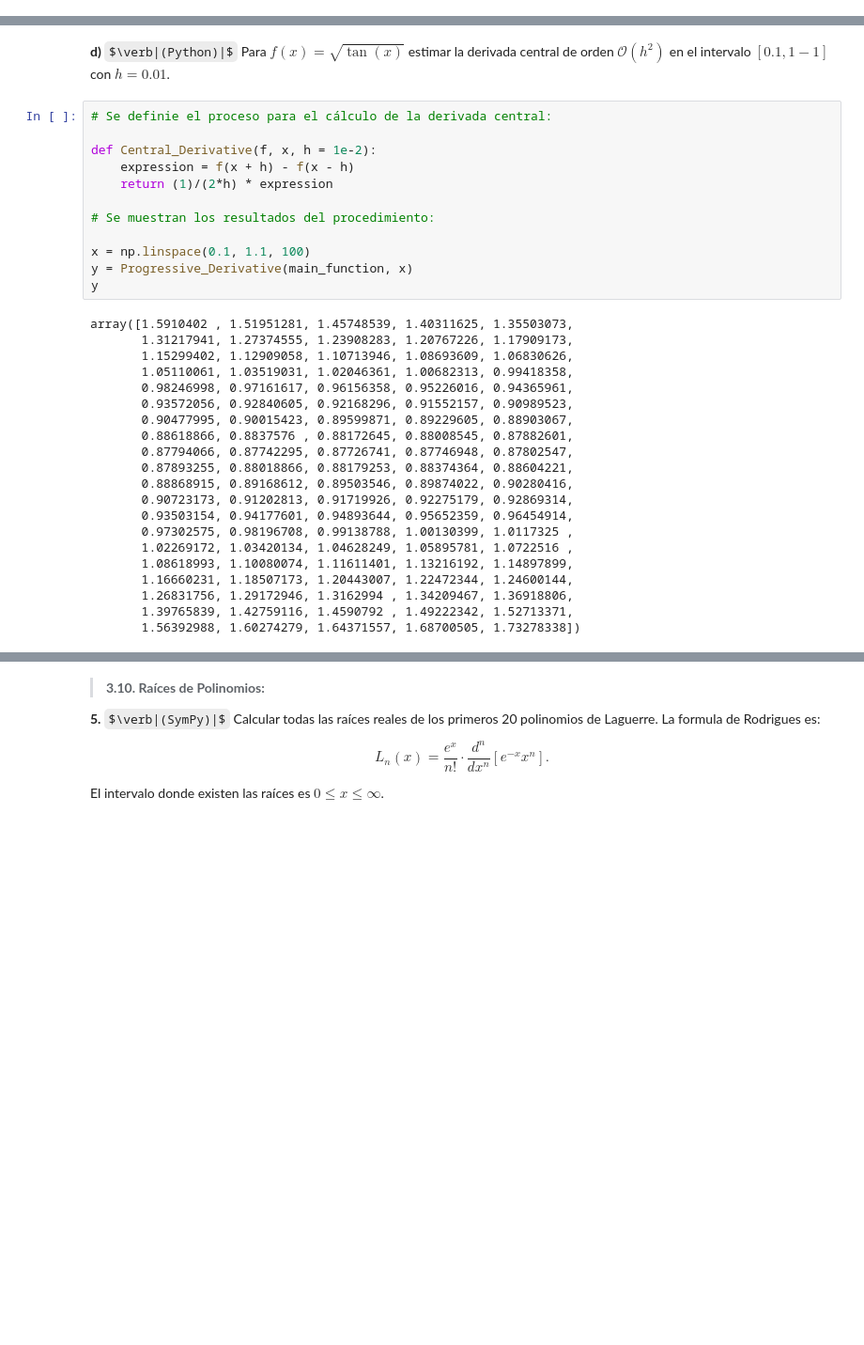
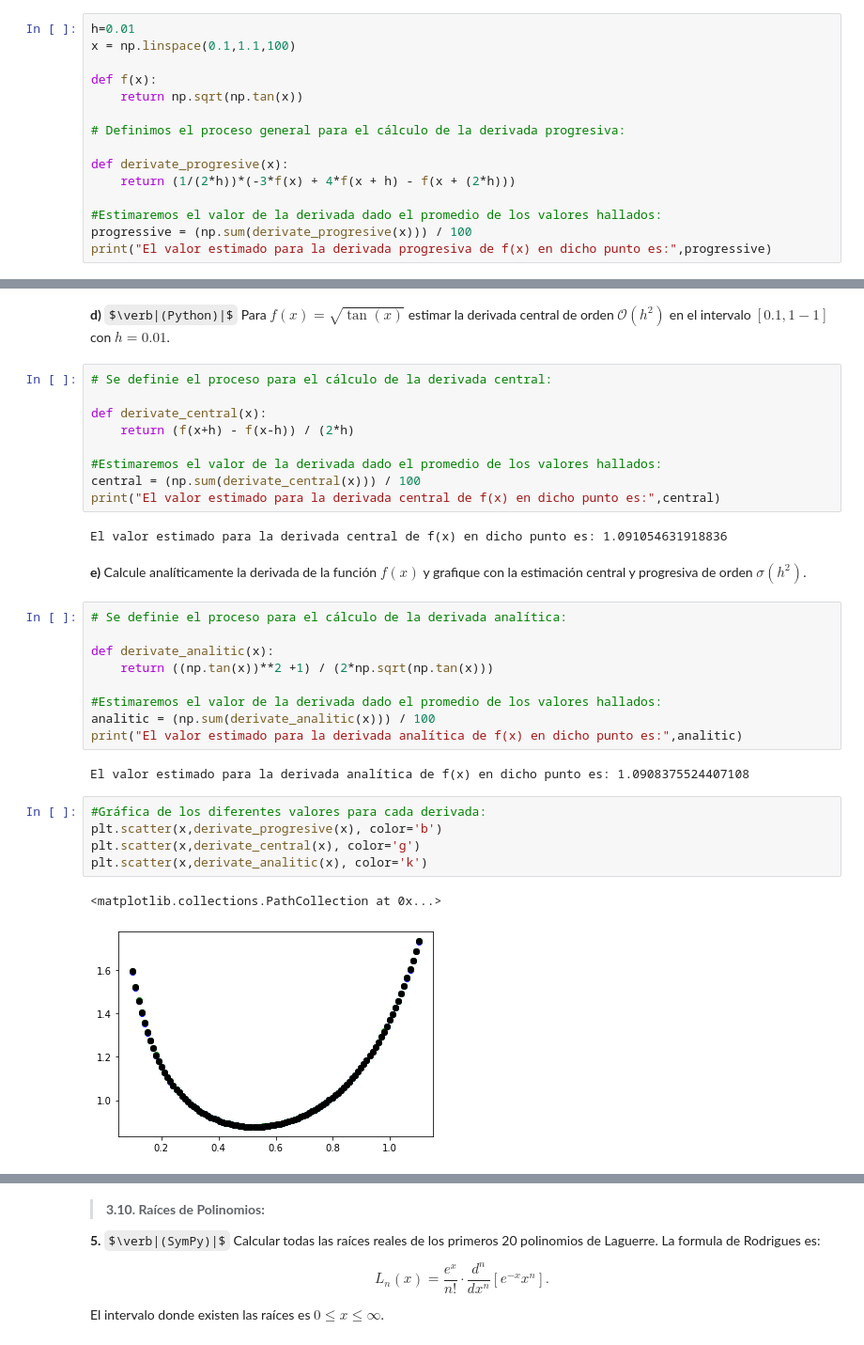
Before and after one commit to ThomasAnkhe/Metodos1_ClaudiaCuellar-ThomasAndrade, a Jupyter notebook: Segundo Taller/Métodos_Taller2.ipynb, the cells around one changed output, grey strips where cells are left out. Shown: that part at 94% size. Drawn from its saved outputs; the diff is of its cells as text; some formulas as TeX source; blank space fills up the shorter version.

```diff
--- a/Segundo Taller/Métodos_Taller2.ipynb
+++ b/Segundo Taller/Métodos_Taller2.ipynb
@@ -59,0 +24,15 @@ array([1.5910402 , 1.51951281, 1.45748539, 1.40311625, 1.35503073,
+# %%
+h=0.01
+x = np.linspace(0.1,1.1,100)
+
+def f(x):
+    return np.sqrt(np.tan(x))
+
+# Definimos el proceso general para el cálculo de la derivada progresiva:
+
+def derivate_progresive(x):
+    return (1/(2*h))*(-3*f(x) + 4*f(x + h) - f(x + (2*h)))
+
+#Estimaremos el valor de la derivada dado el promedio de los valores hallados:
+progressive = (np.sum(derivate_progresive(x))) / 100
+print("El valor estimado para la derivada progresiva de f(x) en dicho punto es:",progressive)
@@ -62,33 +43,32 @@ array([1.5910402 , 1.51951281, 1.45748539, 1.40311625, 1.35503073,
 # %%
 # Se definie el proceso para el cálculo de la derivada central:
 
-def Central_Derivative(f, x, h = 1e-2):
-    expression = f(x + h) - f(x - h)
-    return (1)/(2*h) * expression
+def derivate_central(x):
+    return (f(x+h) - f(x-h)) / (2*h)
 
-# Se muestran los resultados del procedimiento:
-
-x = np.linspace(0.1, 1.1, 100)
-y = Progressive_Derivative(main_function, x)
-y
+#Estimaremos el valor de la derivada dado el promedio de los valores hallados:
+central = (np.sum(derivate_central(x))) / 100
+print("El valor estimado para la derivada central de f(x) en dicho punto es:",central)
 # %% [output]
-array([1.5910402 , 1.51951281, 1.45748539, 1.40311625, 1.35503073,
-       1.31217941, 1.27374555, 1.23908283, 1.20767226, 1.17909173,
-       1.15299402, 1.12909058, 1.10713946, 1.08693609, 1.06830626,
-       1.05110061, 1.03519031, 1.02046361, 1.00682313, 0.99418358,
-       0.98246998, 0.97161617, 0.96156358, 0.95226016, 0.94365961,
-       0.93572056, 0.92840605, 0.92168296, 0.91552157, 0.90989523,
-       0.90477995, 0.90015423, 0.89599871, 0.89229605, 0.88903067,
-       0.88618866, 0.8837576 , 0.88172645, 0.88008545, 0.87882601,
-       0.87794066, 0.87742295, 0.87726741, 0.87746948, 0.87802547,
-       0.87893255, 0.88018866, 0.88179253, 0.88374364, 0.88604221,
-       0.88868915, 0.89168612, 0.89503546, 0.89874022, 0.90280416,
-       0.90723173, 0.91202813, 0.91719926, 0.92275179, 0.92869314,
-       0.93503154, 0.94177601, 0.94893644, 0.95652359, 0.96454914,
-       0.97302575, 0.98196708, 0.99138788, 1.00130399, 1.0117325 ,
-       1.02269172, 1.03420134, 1.04628249, 1.05895781, 1.0722516 ,
-       1.08618993, 1.10080074, 1.11611401, 1.13216192, 1.14897899,
-       1.16660231, 1.18507173, 1.20443007, 1.22472344, 1.24600144,
-       1.26831756, 1.29172946, 1.3162994 , 1.34209467, 1.36918806,
-       1.39765839, 1.42759116, 1.4590792 , 1.49222342, 1.52713371,
-       1.56392988, 1.60274279, 1.64371557, 1.68700505, 1.73278338])
+El valor estimado para la derivada central de f(x) en dicho punto es: 1.091054631918836
+# %% [markdown]
+**e)** Calcule analíticamente la derivada de la función $f(x)$ y grafique con la estimación central y progresiva de orden $\sigma(h^2)$.
+# %%
+# Se definie el proceso para el cálculo de la derivada analítica:
+
+def derivate_analitic(x):
+    return ((np.tan(x))**2 +1) / (2*np.sqrt(np.tan(x)))
+
+#Estimaremos el valor de la derivada dado el promedio de los valores hallados:
+analitic = (np.sum(derivate_analitic(x))) / 100
+print("El valor estimado para la derivada analítica de f(x) en dicho punto es:",analitic)
+# %% [output]
+El valor estimado para la derivada analítica de f(x) en dicho punto es: 1.0908375524407108
+# %%
+#Gráfica de los diferentes valores para cada derivada:
+plt.scatter(x,derivate_progresive(x), color='b')
+plt.scatter(x,derivate_central(x), color='g')
+plt.scatter(x,derivate_analitic(x), color='k')
+# %% [output]
+<matplotlib.collections.PathCollection at 0x...>
+[figure, added]
```
Also changed, not shown: parts of 11 cells of this notebook.
